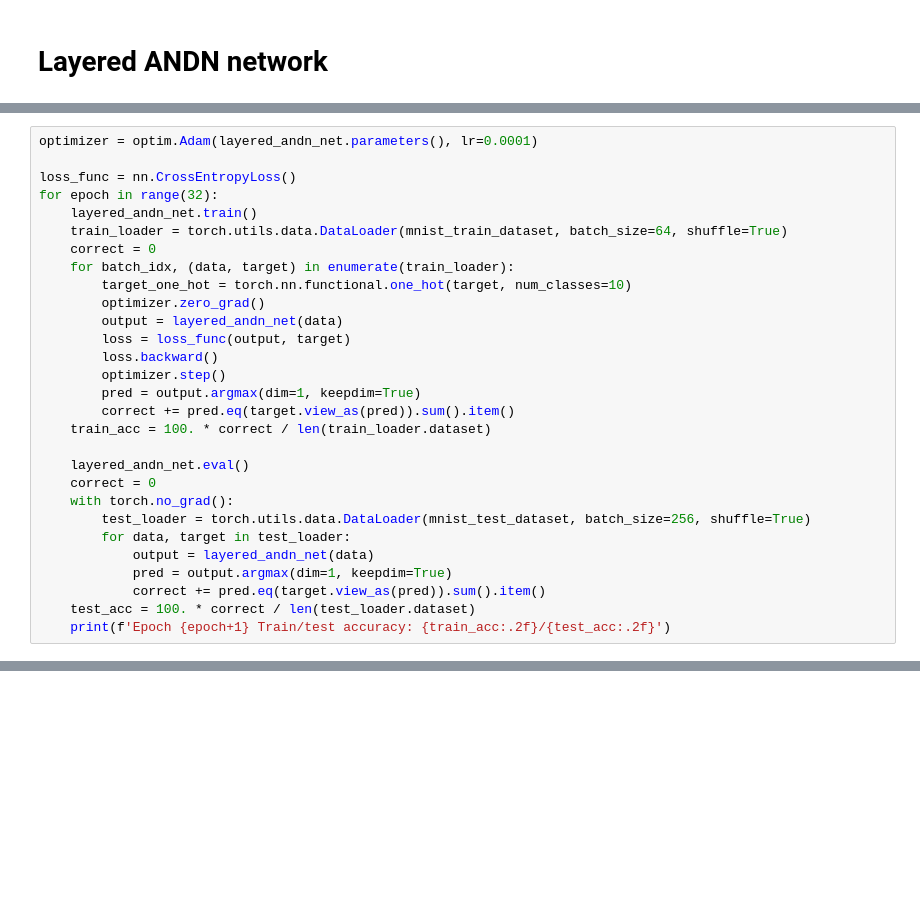
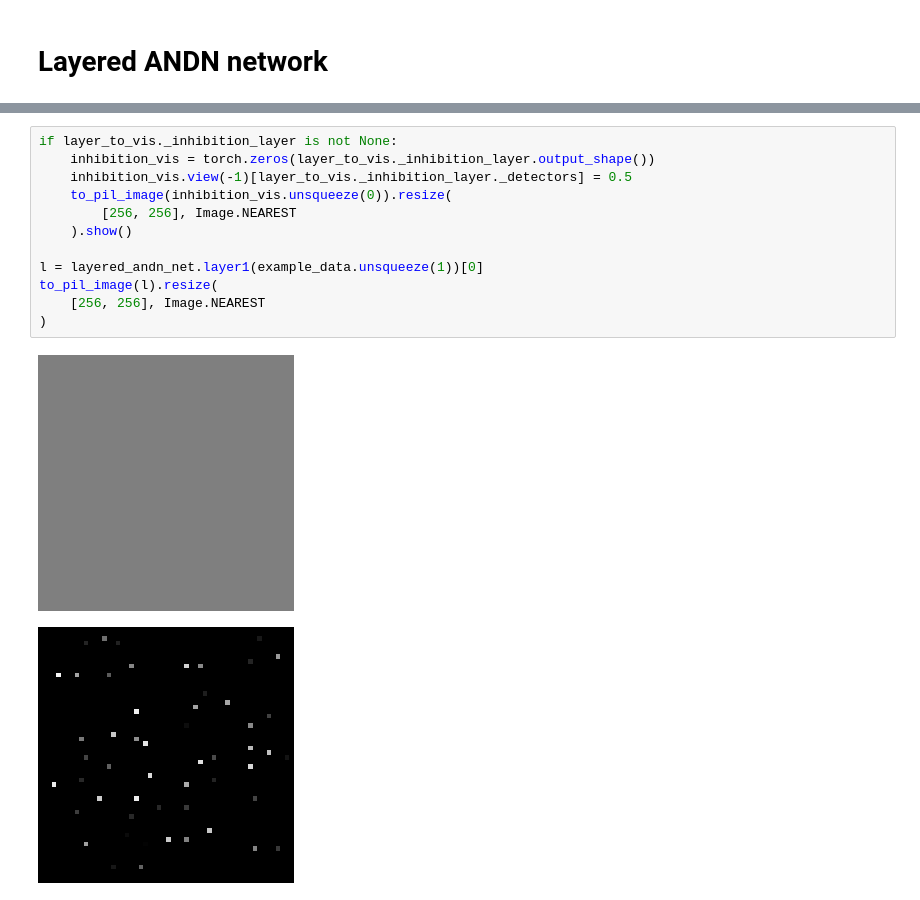
Before and after one commit to anatoli-starostin/spiky, a Jupyter notebook: workbooks/andn-lut.ipynb, the cells around one changed output, grey strips where cells are left out. Cells and saved outputs as stored; diff of their text form; blank space fills up the shorter version.

```diff
--- a/workbooks/andn-lut.ipynb
+++ b/workbooks/andn-lut.ipynb
@@ -580,29 +425,0 @@ tensor([[559, 529, 586, 531, 587, 503],
-# %%
-optimizer = optim.Adam(layered_andn_net.parameters(), lr=0.0001)
-
-loss_func = nn.CrossEntropyLoss()
-for epoch in range(32):
-    layered_andn_net.train()
-    train_loader = torch.utils.data.DataLoader(mnist_train_dataset, batch_size=64, shuffle=True)
-    correct = 0
-    for batch_idx, (data, target) in enumerate(train_loader):
-        target_one_hot = torch.nn.functional.one_hot(target, num_classes=10)
-        optimizer.zero_grad()
-        output = layered_andn_net(data)
-        loss = loss_func(output, target)
-        loss.backward()
-        optimizer.step()
-        pred = output.argmax(dim=1, keepdim=True)
-        correct += pred.eq(target.view_as(pred)).sum().item()
-    train_acc = 100. * correct / len(train_loader.dataset)
-
-    layered_andn_net.eval()
-    correct = 0
-    with torch.no_grad():
-        test_loader = torch.utils.data.DataLoader(mnist_test_dataset, batch_size=256, shuffle=True)
-        for data, target in test_loader:
-            output = layered_andn_net(data)
-            pred = output.argmax(dim=1, keepdim=True)
-            correct += pred.eq(target.view_as(pred)).sum().item()
-    test_acc = 100. * correct / len(test_loader.dataset)
-    print(f'Epoch {epoch+1} Train/test accuracy: {train_acc:.2f}/{test_acc:.2f}')
@@ -1043,0 +598,15 @@ tensor([[ 4.4878, 12.4709],
+# %%
+if layer_to_vis._inhibition_layer is not None:
+    inhibition_vis = torch.zeros(layer_to_vis._inhibition_layer.output_shape())
+    inhibition_vis.view(-1)[layer_to_vis._inhibition_layer._detectors] = 0.5
+    to_pil_image(inhibition_vis.unsqueeze(0)).resize(
+        [256, 256], Image.NEAREST
+    ).show()
+
+l = layered_andn_net.layer1(example_data.unsqueeze(1))[0]
+to_pil_image(l).resize(
+    [256, 256], Image.NEAREST
+)
+# %% [output]
+[figure, added]
+[figure, added]
```
Also changed, not shown: parts of 53 cells of this notebook.
